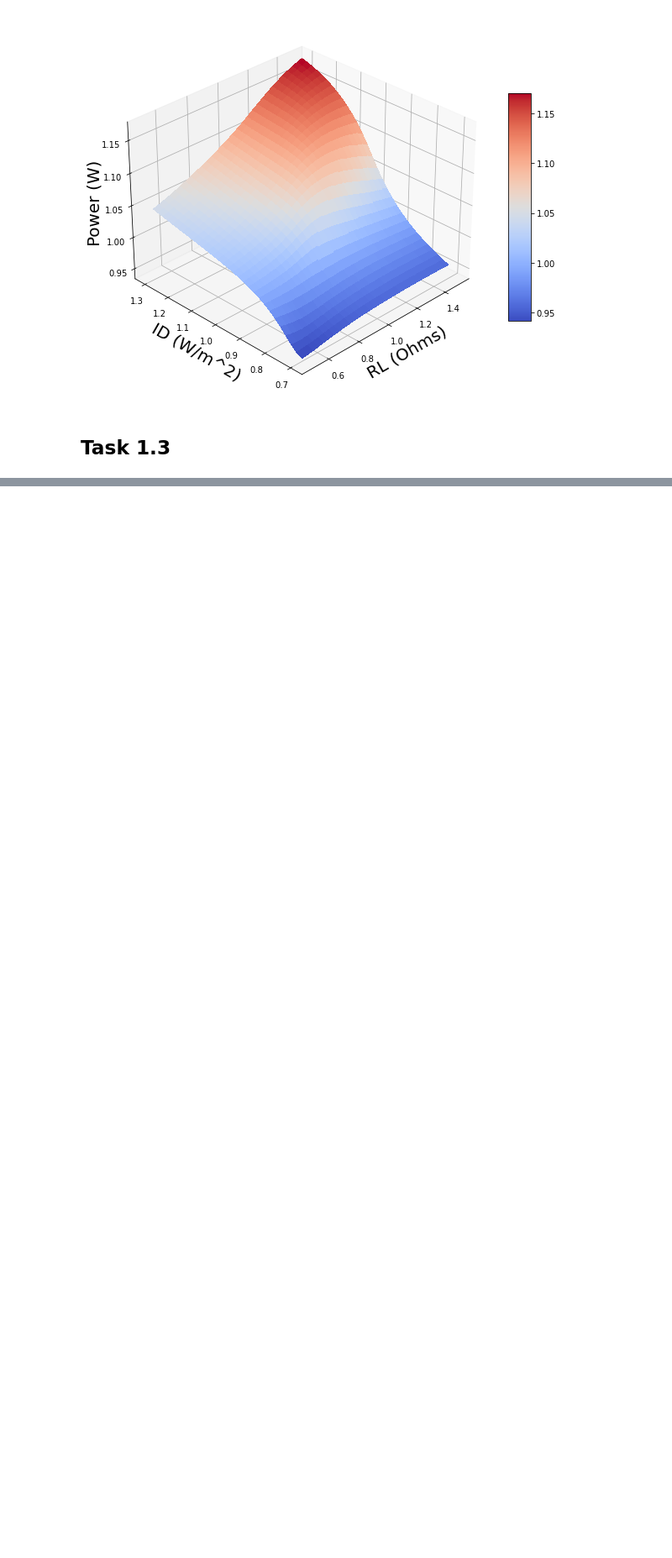
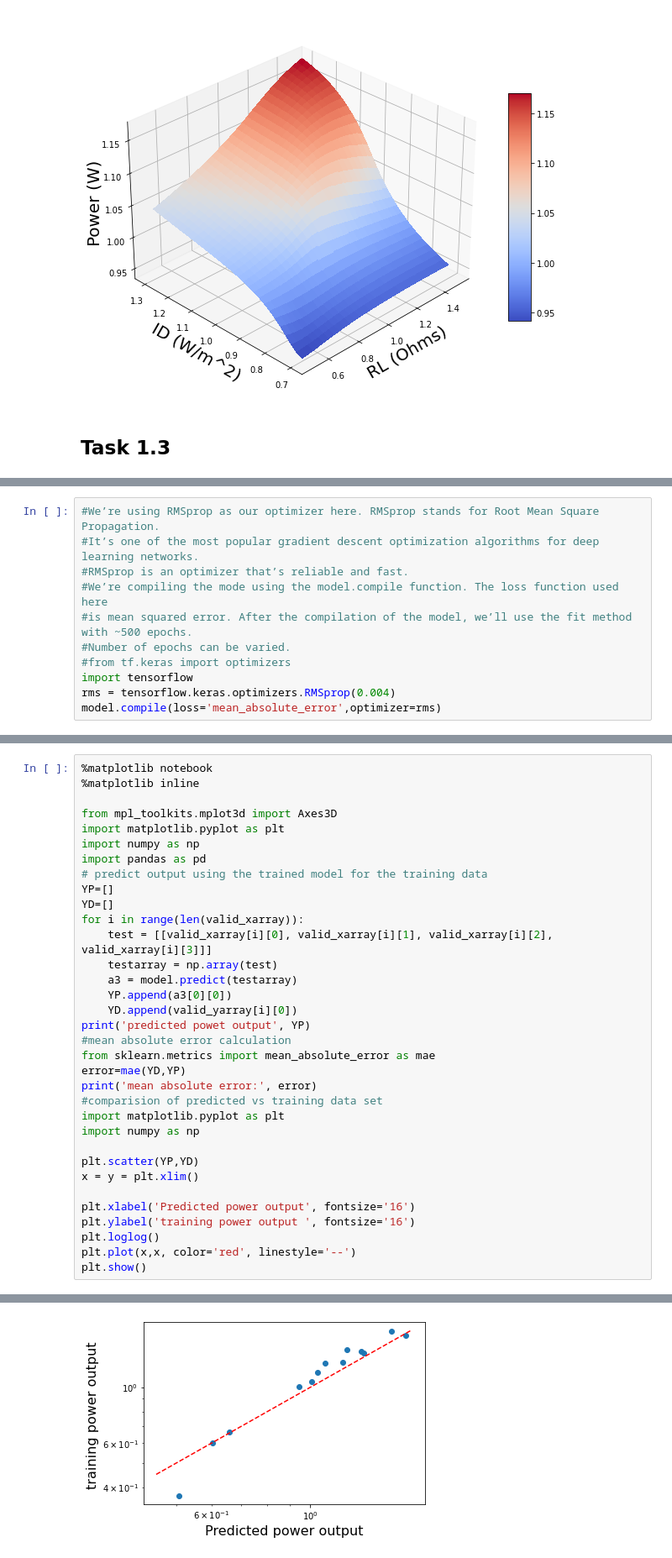
Before and after one commit to joshuaaduarte/Boiler-Modeling-Neural-Network, a Jupyter notebook: TaskOne.ipynb, the cells around one changed output, grey strips where cells are left out. Shown at 84% size. Saved outputs shown, nothing was run; the diff lists cells and outputs as text; blank space fills up the shorter version.

```diff
--- a/TaskOne.ipynb
+++ b/TaskOne.ipynb
@@ -1127,0 +1386,11 @@ plt.show()
+# %%
+#We’re using RMSprop as our optimizer here. RMSprop stands for Root Mean Square Propagation.
+#It’s one of the most popular gradient descent optimization algorithms for deep learning networks.
+#RMSprop is an optimizer that’s reliable and fast.
+#We’re compiling the mode using the model.compile function. The loss function used here
+#is mean squared error. After the compilation of the model, we’ll use the fit method with ~500 epochs.
+#Number of epochs can be varied.
+#from tf.keras import optimizers
+import tensorflow
+rms = tensorflow.keras.optimizers.RMSprop(0.004)
+model.compile(loss='mean_absolute_error',optimizer=rms)
@@ -1127,0 +1484,35 @@ plt.show()
+# %%
+%matplotlib notebook
+%matplotlib inline
+
+from mpl_toolkits.mplot3d import Axes3D
+import matplotlib.pyplot as plt
+import numpy as np
+import pandas as pd
+# predict output using the trained model for the training data
+YP=[]
+YD=[]
+for i in range(len(valid_xarray)):
+    test = [[valid_xarray[i][0], valid_xarray[i][1], valid_xarray[i][2],  valid_xarray[i][3]]]
+    testarray = np.array(test)
+    a3 = model.predict(testarray)
+    YP.append(a3[0][0])
+    YD.append(valid_yarray[i][0])
+print('predicted powet output', YP)
+#mean absolute error calculation
+from sklearn.metrics import mean_absolute_error as mae
+error=mae(YD,YP)
+print('mean absolute error:', error)
+#comparision of predicted vs training data set
+import matplotlib.pyplot as plt
+import numpy as np
+
+plt.scatter(YP,YD)
+x = y = plt.xlim()
+
+plt.xlabel('Predicted power output', fontsize='16')
+plt.ylabel('training power output ', fontsize='16')
+plt.loglog()
+plt.plot(x,x, color='red', linestyle='--')
+plt.show()
+# %% [output]
@@ -1127,0 +1521 @@ plt.show()
+[figure, added]
```
Also changed, not shown: parts of 11 cells of this notebook, 5 other files.
